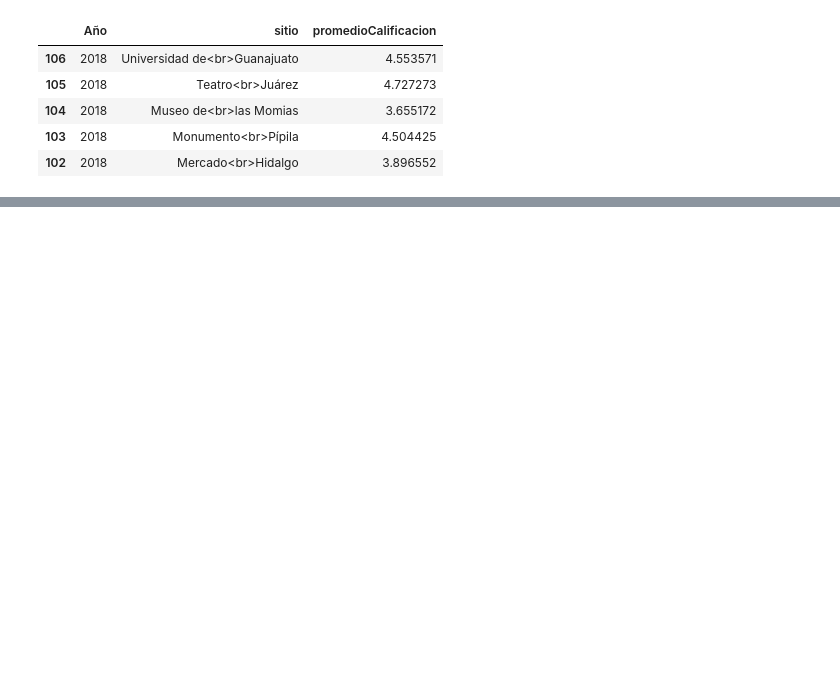
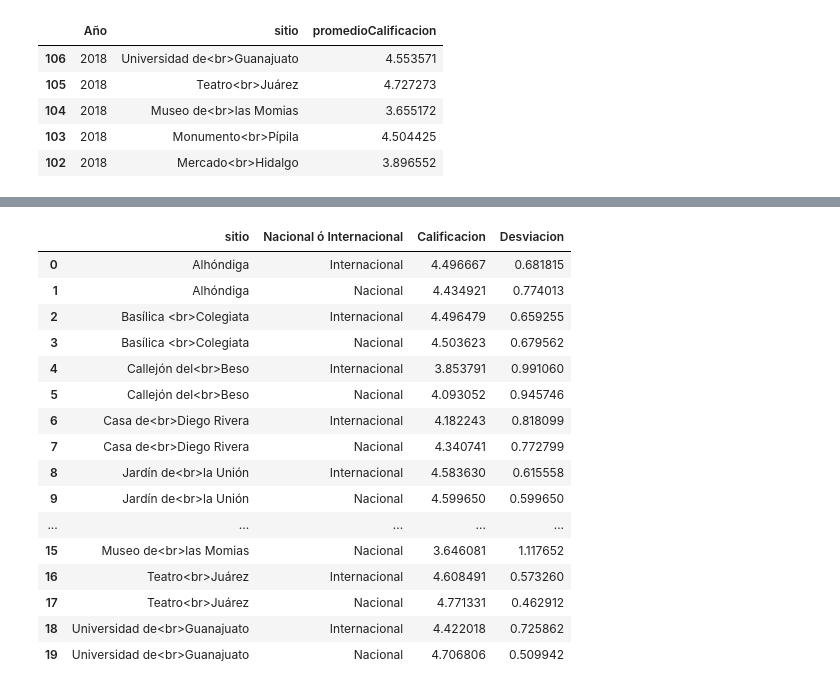
Before and after one commit to Seikened/semestre_IV, a Jupyter notebook: graphic_visualization/proyecto_final/Proyecto_FernandoLeonFranco_codigo.ipynb, the cells around one changed output, grey strips where cells are left out. Cells and saved outputs as stored; diff of their text form; code cells hidden in the pictures; blank space fills up the shorter version.

```diff
--- a/graphic_visualization/proyecto_final/Proyecto_FernandoLeonFranco_codigo.ipynb
+++ b/graphic_visualization/proyecto_final/Proyecto_FernandoLeonFranco_codigo.ipynb
@@ -468,0 +542,26 @@ fig.show()
+# %%
+nacionalidad_calificacion_sitio = all_sites.groupby(['sitio', 'Nacional ó Internacional'])['Escala'].agg(
+    Calificacion='mean',
+    Desviacion='std',
+).reset_index()
+
+
+nacionalidad_calificacion_sitio.head(25)
+# %% [output]
+|  | sitio | Nacional ó Internacional | Calificacion | Desviacion |
+| 0 | Alhóndiga | Internacional | 4.496667 | 0.681815 |
+| 1 | Alhóndiga | Nacional | 4.434921 | 0.774013 |
+| 2 | Basílica <br>Colegiata | Internacional | 4.496479 | 0.659255 |
+| 3 | Basílica <br>Colegiata | Nacional | 4.503623 | 0.679562 |
+| 4 | Callejón del<br>Beso | Internacional | 3.853791 | 0.991060 |
+| 5 | Callejón del<br>Beso | Nacional | 4.093052 | 0.945746 |
+| 6 | Casa de<br>Diego Rivera | Internacional | 4.182243 | 0.818099 |
+| 7 | Casa de<br>Diego Rivera | Nacional | 4.340741 | 0.772799 |
+| 8 | Jardín de<br>la Unión | Internacional | 4.583630 | 0.615558 |
+| 9 | Jardín de<br>la Unión | Nacional | 4.599650 | 0.599650 |
+| ... | ... | ... | ... | ... |
+| 15 | Museo de<br>las Momias | Nacional | 3.646081 | 1.117652 |
+| 16 | Teatro<br>Juárez | Internacional | 4.608491 | 0.573260 |
+| 17 | Teatro<br>Juárez | Nacional | 4.771331 | 0.462912 |
+| 18 | Universidad de<br>Guanajuato | Internacional | 4.422018 | 0.725862 |
+| 19 | Universidad de<br>Guanajuato | Nacional | 4.706806 | 0.509942 |
```
Also changed, not shown: parts of 9 cells of this notebook.
